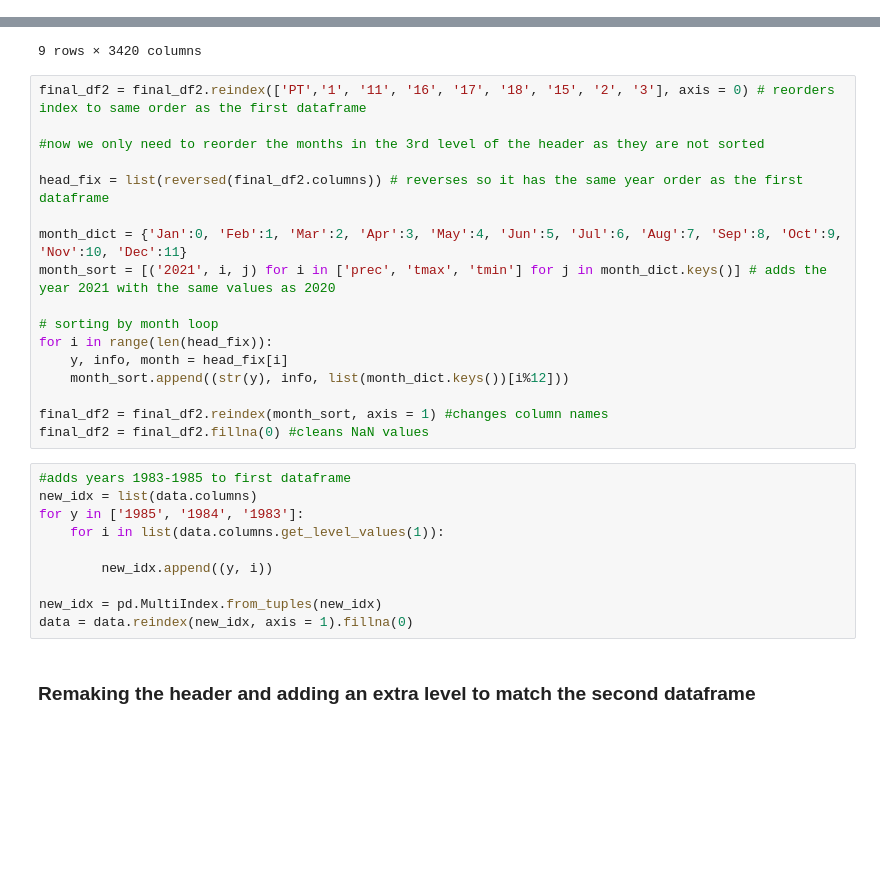
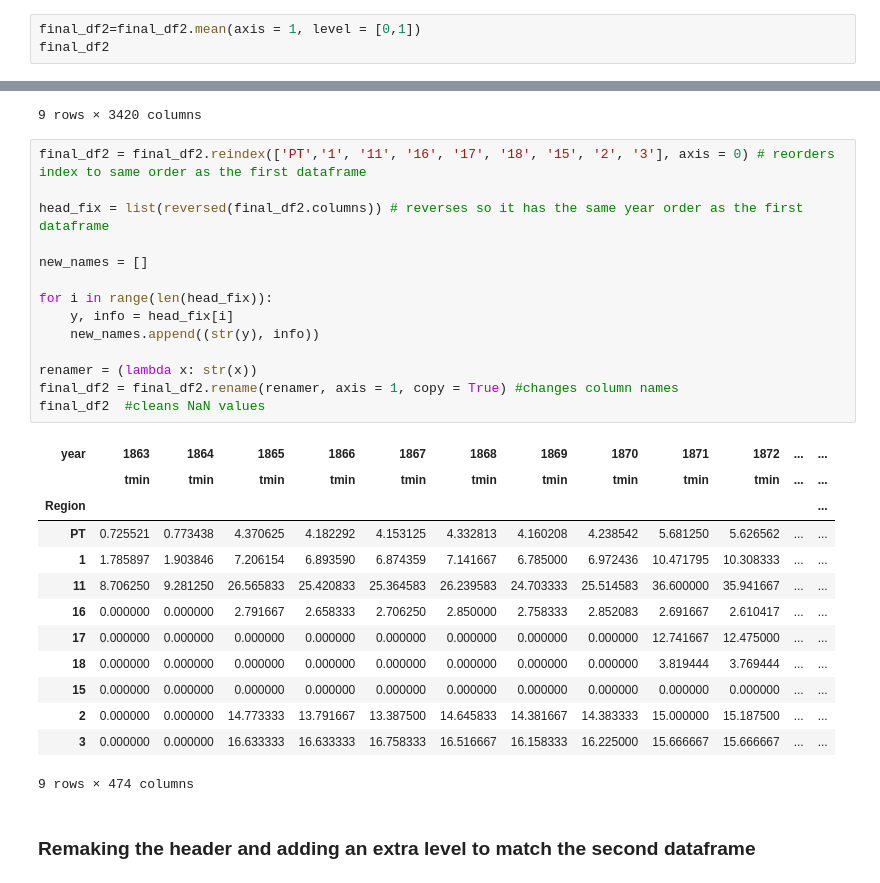
Before and after one commit to FMarques8/FCD-Project-1-2, a Jupyter notebook: INE_data_treatment.ipynb, the cells around one changed output, grey strips where cells are left out. Cells and saved outputs as stored; diff of their text form; blank space fills up the shorter version.

Commit message:
Fixed joining of DataFrames

```diff
--- a/INE_data_treatment.ipynb
+++ b/INE_data_treatment.ipynb
@@ -621,0 +624,3 @@ final_df2
+# %%
+final_df2=final_df2.mean(axis = 1, level = [0,1])
+final_df2
@@ -640,29 +658,30 @@ data
 # %%
 final_df2 = final_df2.reindex(['PT','1', '11', '16', '17', '18', '15', '2', '3'], axis = 0) # reorders index to same order as the first dataframe
 
-#now we only need to reorder the months in the 3rd level of the header as they are not sorted
-
 head_fix = list(reversed(final_df2.columns)) # reverses so it has the same year order as the first dataframe
 
-month_dict = {'Jan':0, 'Feb':1, 'Mar':2, 'Apr':3, 'May':4, 'Jun':5, 'Jul':6, 'Aug':7, 'Sep':8, 'Oct':9, 'Nov':10, 'Dec':11}
-month_sort = [('2021', i, j) for i in ['prec', 'tmax', 'tmin'] for j in month_dict.keys()] # adds the year 2021 with the same values as 2020
+new_names = []
 
-# sorting by month loop
 for i in range(len(head_fix)):
-    y, info, month = head_fix[i]
-    month_sort.append((str(y), info, list(month_dict.keys())[i%12]))
+    y, info = head_fix[i]
+    new_names.append((str(y), info))
 
-final_df2 = final_df2.reindex(month_sort, axis = 1) #changes column names
-final_df2 = final_df2.fillna(0) #cleans NaN values
+renamer = (lambda x: str(x))
+final_df2 = final_df2.rename(renamer, axis = 1, copy = True) #changes column names
+final_df2  #cleans NaN values
+# %% [output]
+| year | 1863 | 1864 | 1865 | 1866 | 1867 | 1868 | 1869 | 1870 | 1871 | 1872 | ... | ... |
+|  | tmin | tmin | tmin | tmin | tmin | tmin | tmin | tmin | tmin | tmin | ... | ... |
+| Region |  |  |  |  |  |  |  |  |  |  |  | ... |
+| PT | 0.725521 | 0.773438 | 4.370625 | 4.182292 | 4.153125 | 4.332813 | 4.160208 | 4.238542 | 5.681250 | 5.626562 | ... | ... |
+| 1 | 1.785897 | 1.903846 | 7.206154 | 6.893590 | 6.874359 | 7.141667 | 6.785000 | 6.972436 | 10.471795 | 10.308333 | ... | ... |
+| 11 | 8.706250 | 9.281250 | 26.565833 | 25.420833 | 25.364583 | 26.239583 | 24.703333 | 25.514583 | 36.600000 | 35.941667 | ... | ... |
+| 16 | 0.000000 | 0.000000 | 2.791667 | 2.658333 | 2.706250 | 2.850000 | 2.758333 | 2.852083 | 2.691667 | 2.610417 | ... | ... |
+| 17 | 0.000000 | 0.000000 | 0.000000 | 0.000000 | 0.000000 | 0.000000 | 0.000000 | 0.000000 | 12.741667 | 12.475000 | ... | ... |
+| 18 | 0.000000 | 0.000000 | 0.000000 | 0.000000 | 0.000000 | 0.000000 | 0.000000 | 0.000000 | 3.819444 | 3.769444 | ... | ... |
+| 15 | 0.000000 | 0.000000 | 0.000000 | 0.000000 | 0.000000 | 0.000000 | 0.000000 | 0.000000 | 0.000000 | 0.000000 | ... | ... |
+| 2 | 0.000000 | 0.000000 | 14.773333 | 13.791667 | 13.387500 | 14.645833 | 14.381667 | 14.383333 | 15.000000 | 15.187500 | ... | ... |
+| 3 | 0.000000 | 0.000000 | 16.633333 | 16.633333 | 16.758333 | 16.516667 | 16.158333 | 16.225000 | 15.666667 | 15.666667 | ... | ... |
+9 rows × 474 columns
-# %%
-#adds years 1983-1985 to first dataframe
-new_idx = list(data.columns)
-for y in ['1985', '1984', '1983']:
-    for i in list(data.columns.get_level_values(1)):
-
-        new_idx.append((y, i))
-
-new_idx = pd.MultiIndex.from_tuples(new_idx)
-data = data.reindex(new_idx, axis = 1).fillna(0)
 # %% [markdown]
 ### Remaking the header and adding an extra level to match the second dataframe
```
Also changed, not shown: parts of 9 cells of this notebook.
